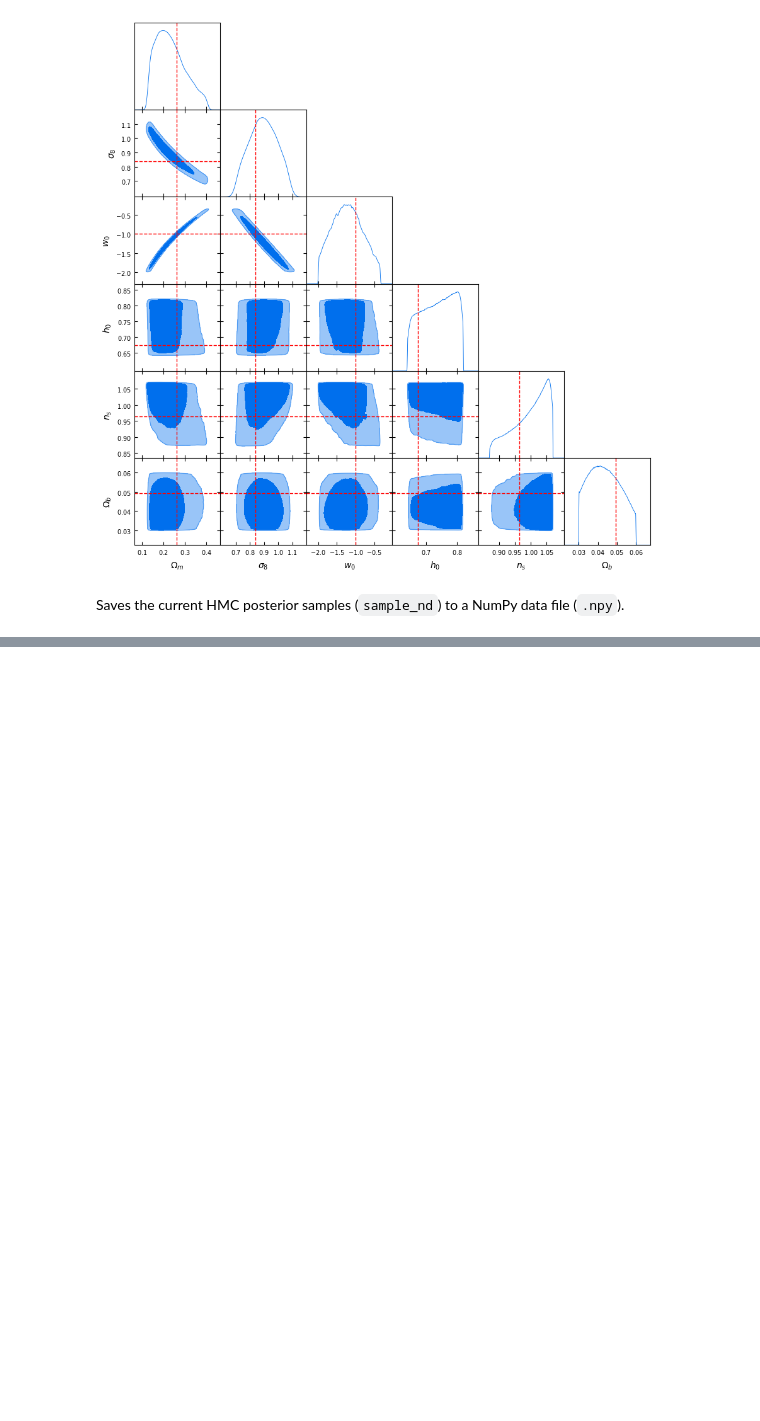
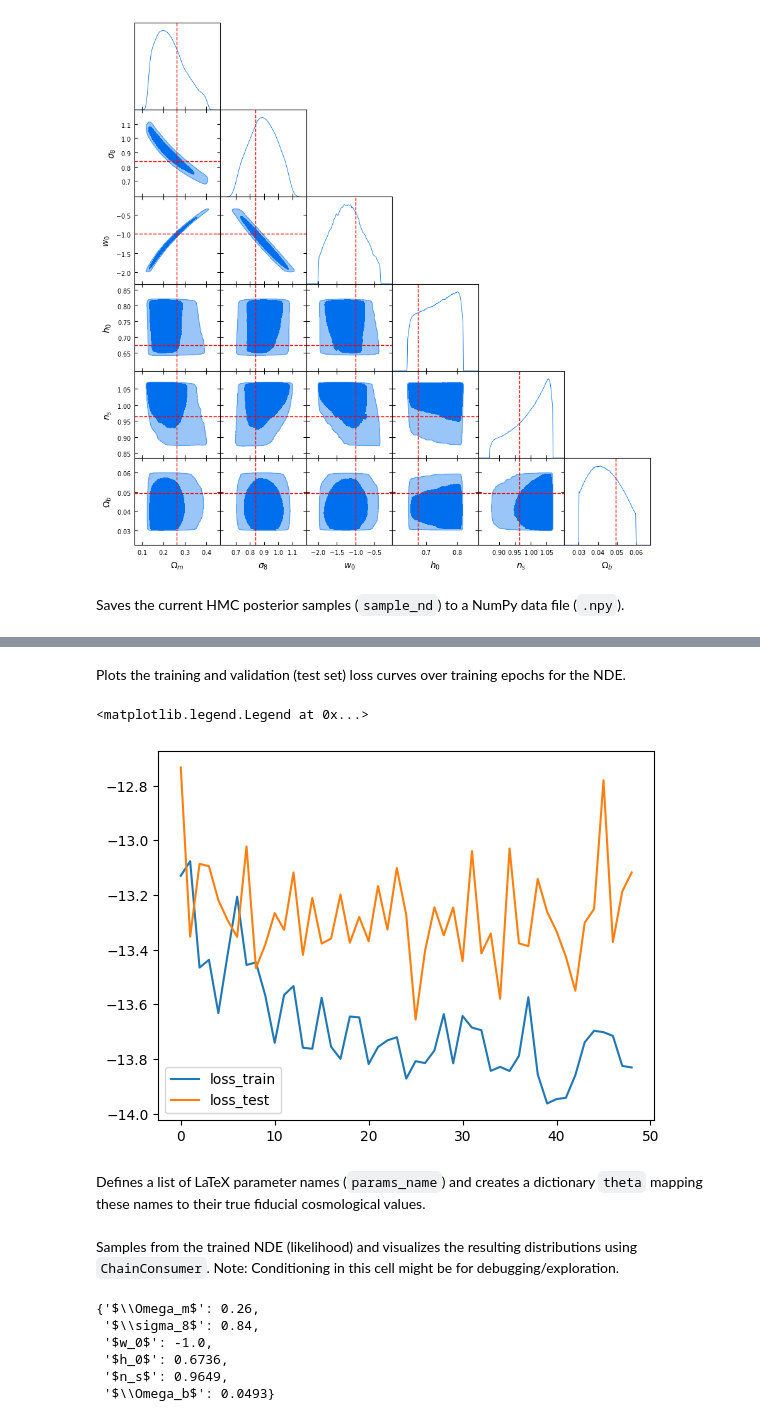
Before and after one commit to AndreasTersenov/cnn_sbi, a Jupyter notebook: notebooks/sbi/nle_simple_nbody_tomo.ipynb, the cells around one changed output, grey strips where cells are left out. Cells and saved outputs as stored; diff of their text form; code cells hidden in the pictures; blank space fills up the shorter version.

```diff
--- a/notebooks/sbi/nle_simple_nbody_tomo.ipynb
+++ b/notebooks/sbi/nle_simple_nbody_tomo.ipynb
@@ -844,0 +983,11 @@ jnp.save(f'posterior_{loss_name}_{map_kind}_gal_density{int(galaxy_density*4)}_o
+# %% [markdown]
+Plots the training and validation (test set) loss curves over training epochs for the NDE.
+# %%
+plt.plot(loss_train[1:], label ='loss_train')
+plt.plot(loss_test[1:], label = 'loss_test')
+plt.legend()
+# %% [output]
+<matplotlib.legend.Legend at 0x...>
+[figure, added]
+# %% [markdown]
+Defines a list of LaTeX parameter names (`params_name`) and creates a dictionary `theta` mapping these names to their true fiducial cosmological values.
@@ -844,0 +999,11 @@ jnp.save(f'posterior_{loss_name}_{map_kind}_gal_density{int(galaxy_density*4)}_o
+# %% [markdown]
+Samples from the trained NDE (likelihood) and visualizes the resulting distributions using `ChainConsumer`. Note: Conditioning in this cell might be for debugging/exploration.
+# %%
+theta
+# %% [output]
+{'$\\Omega_m$': 0.26,
+ '$\\sigma_8$': 0.84,
+ '$w_0$': -1.0,
+ '$h_0$': 0.6736,
+ '$n_s$': 0.9649,
+ '$\\Omega_b$': 0.0493}
```
Also changed, not shown: parts of 20 cells of this notebook, 1 other file.
